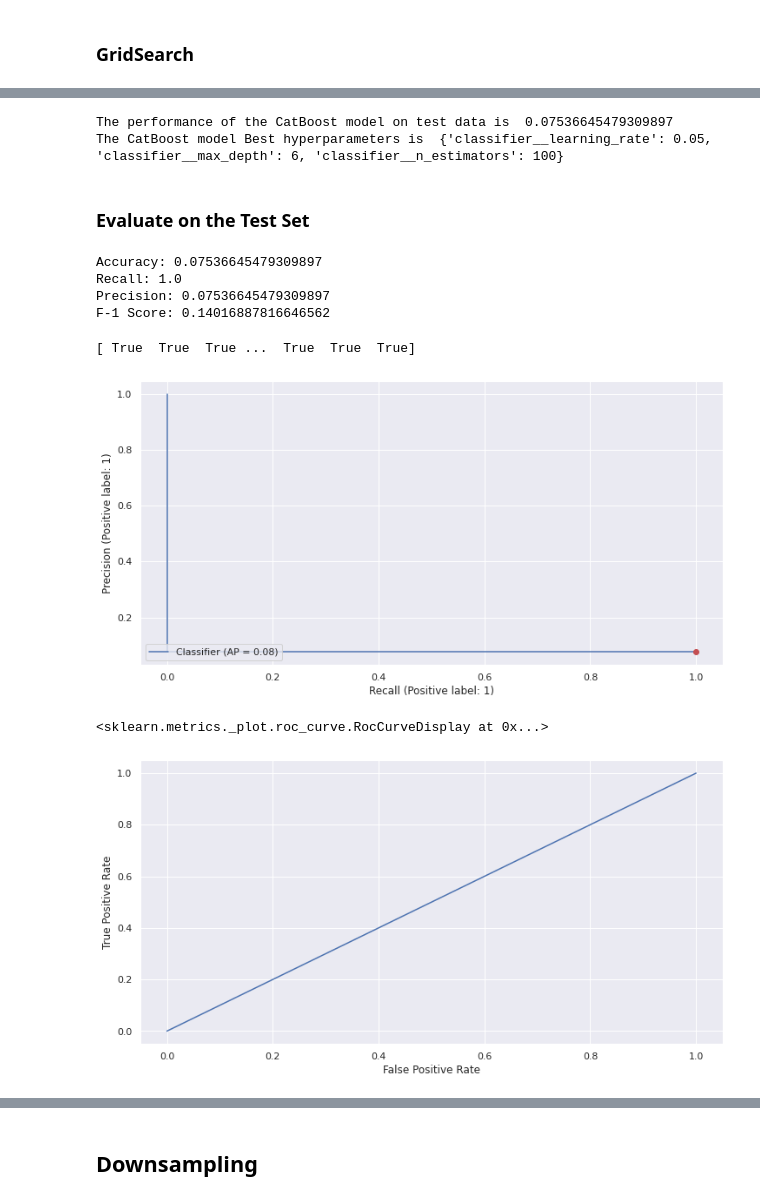
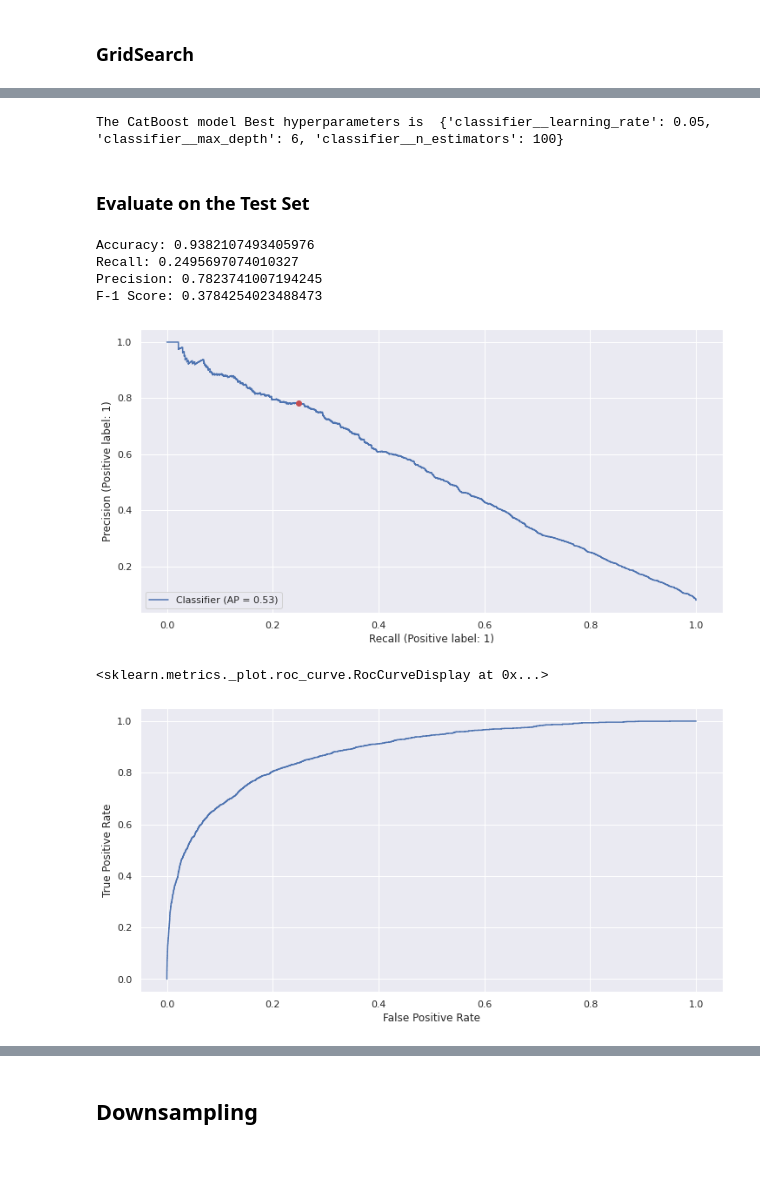
Before and after one commit to lukaswangbk/Delivery-Delay-Prediction, a Jupyter notebook: Notebook/3_7_CatBoost.ipynb, the cells around one changed output, grey strips where cells are left out. Cells and saved outputs as stored; diff of their text form; code cells hidden in the pictures; blank space fills up the shorter version.

Commit message:
Push fixed CatBoost notebook with sav files

```diff
--- a/Notebook/3_7_CatBoost.ipynb
+++ b/Notebook/3_7_CatBoost.ipynb
@@ -86,16 +85,15 @@ ValueError: ignored
+# %%
+def str2bool(v):
+  return v.lower() in ("yes", "true", "t", "1")
 # %%
-from sklearn.metrics import accuracy_score
-y_pred = grid_search_CB.best_estimator_.predict(X_test).astype("bool")
-print("The performance of the CatBoost model on test data is ", accuracy_score(y_test, y_pred))
 grid_search_CB = pipe_CB.named_steps["gridsearchcv"]
 print(f"The CatBoost model Best hyperparameters is ", grid_search_CB.best_params_)
 # %% [output]
-The performance of the CatBoost model on test data is  0.07536645479309897
 The CatBoost model Best hyperparameters is  {'classifier__learning_rate': 0.05, 'classifier__max_depth': 6, 'classifier__n_estimators': 100}
 # %% [markdown]
 ### Evaluate on the Test Set
 # %%
-CB_prediction = pipe_CB.predict(X_test).astype("bool")
+CB_prediction = np.array([str2bool(p) for p in pipe_CB.predict(X_test)])
 
 print(f'Accuracy: {accuracy_score(y_test,CB_prediction)}')
 print(f'Recall: {recall_score(y_test,CB_prediction)}')
@@ -104,24 +102,23 @@ print(f'F-1 Score: {f1_score(y_test,CB_prediction)}')
 
 recall, precision = recall_score(y_test,CB_prediction), precision_score(y_test,CB_prediction)
 # %% [output]
-Accuracy: 0.07536645479309897
-Recall: 1.0
-Precision: 0.07536645479309897
-F-1 Score: 0.14016887816646562
+Accuracy: 0.9382107493405976
+Recall: 0.2495697074010327
+Precision: 0.7823741007194245
+F-1 Score: 0.3784254023488473
 # %%
-probs = pipe_CB.predict_proba(X_test).astype("bool")[:,1]
+probs = pipe_CB.predict_proba(X_test)[:,1]
 PrecisionRecallDisplay.from_predictions(y_test, probs)
 plt.plot(recall,precision,'ro');
 # %% [output]
-[ True  True  True ...  True  True  True]
-[figure, old version]
+[figure, new version]
 # %%
 fpr, tpr, thresholds = roc_curve(y_test, probs, pos_label = 1)
 disp = RocCurveDisplay(fpr = fpr, tpr = tpr)
 disp.plot()
 # %% [output]
 <sklearn.metrics._plot.roc_curve.RocCurveDisplay at 0x...>
-[figure, old version]
+[figure, new version]
 # %%
 filename = '../model/CatBoost_stratified.sav'
 pickle.dump(pipe_CB, open(filename, 'wb'))
```
Also changed, not shown: parts of 10 cells of this notebook, 2 other files.
